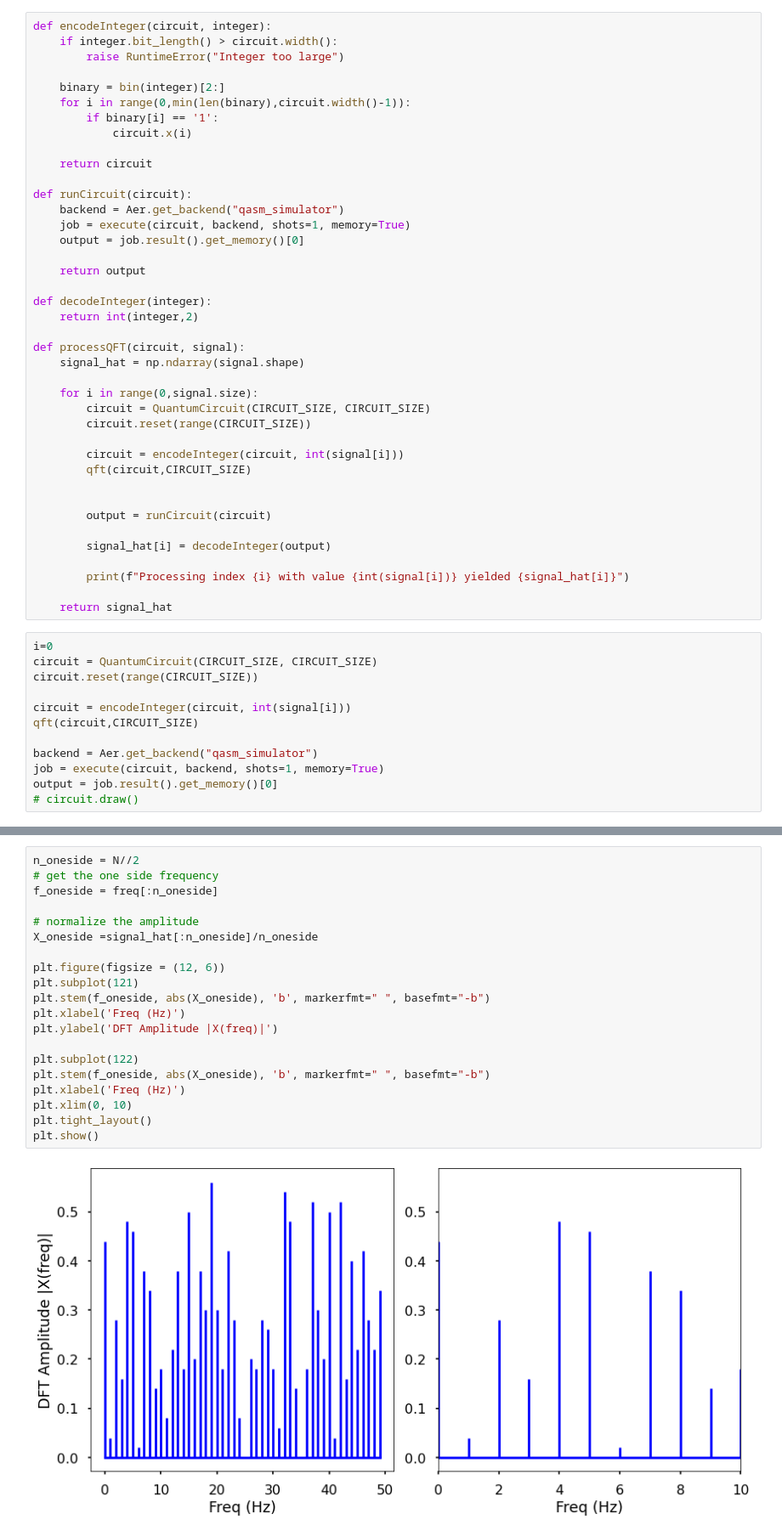
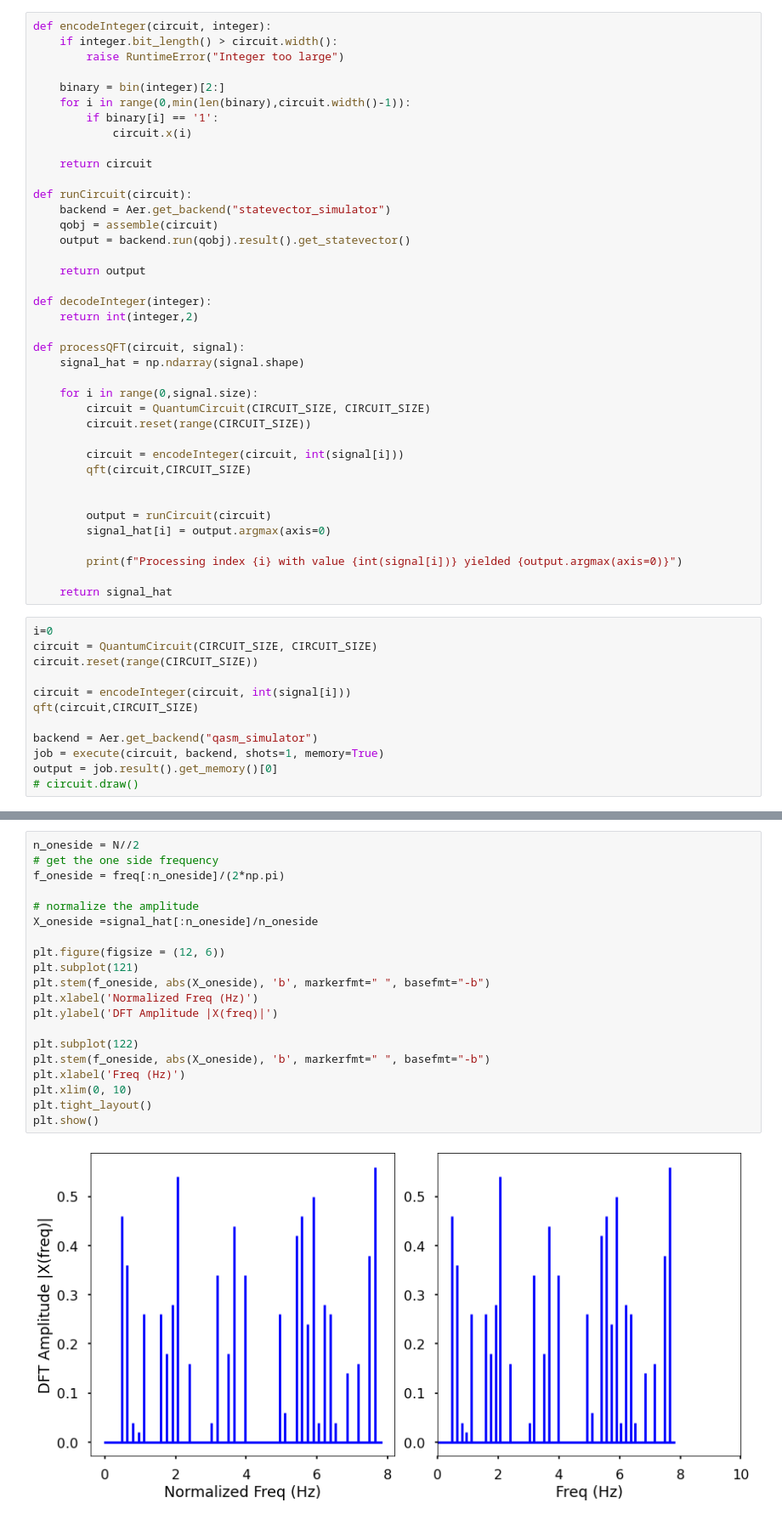
Before and after one commit to stroblme/hqsp-stqft, a Jupyter notebook: quantum-fourier-transform.ipynb, the cells around one changed output, grey strips where cells are left out. Shown at 85% size. Drawn from its saved outputs; the diff is of its cells as text.

```diff
--- a/quantum-fourier-transform.ipynb
+++ b/quantum-fourier-transform.ipynb
@@ -215,9 +211,9 @@ def encodeInteger(circuit, integer):
     return circuit
 
 def runCircuit(circuit):
-    backend = Aer.get_backend("qasm_simulator")
-    job = execute(circuit, backend, shots=1, memory=True)
-    output = job.result().get_memory()[0]
+    backend = Aer.get_backend("statevector_simulator")
+    qobj = assemble(circuit)
+    output = backend.run(qobj).result().get_statevector()
 
     return output
 
@@ -236,10 +232,9 @@ def processQFT(circuit, signal):
 
 
         output = runCircuit(circuit)
+        signal_hat[i] = output.argmax(axis=0)
 
-        signal_hat[i] = decodeInteger(output)
-
-        print(f"Processing index {i} with value {int(signal[i])} yielded {signal_hat[i]}")
+        print(f"Processing index {i} with value {int(signal[i])} yielded {output.argmax(axis=0)}")
 
     return signal_hat
 # %%
@@ -277,22 +272,22 @@ Processing index 99 with value 8 yielded 21.0
 # %%
 n_oneside = N//2
 # get the one side frequency
-f_oneside = freq[:n_oneside]
+f_oneside = freq[:n_oneside]/(2*np.pi)
 
 # normalize the amplitude
 X_oneside =signal_hat[:n_oneside]/n_oneside
 
 plt.figure(figsize = (12, 6))
 plt.subplot(121)
 plt.stem(f_oneside, abs(X_oneside), 'b', markerfmt=" ", basefmt="-b")
-plt.xlabel('Freq (Hz)')
+plt.xlabel('Normalized Freq (Hz)')
 plt.ylabel('DFT Amplitude |X(freq)|')
 
 plt.subplot(122)
 plt.stem(f_oneside, abs(X_oneside), 'b', markerfmt=" ", basefmt="-b")
 plt.xlabel('Freq (Hz)')
 plt.xlim(0, 10)
 plt.tight_layout()
 plt.show()
 # %% [output]
-[figure, old version]
+[figure, new version]
```
Also changed, not shown: parts of 2 cells of this notebook.
